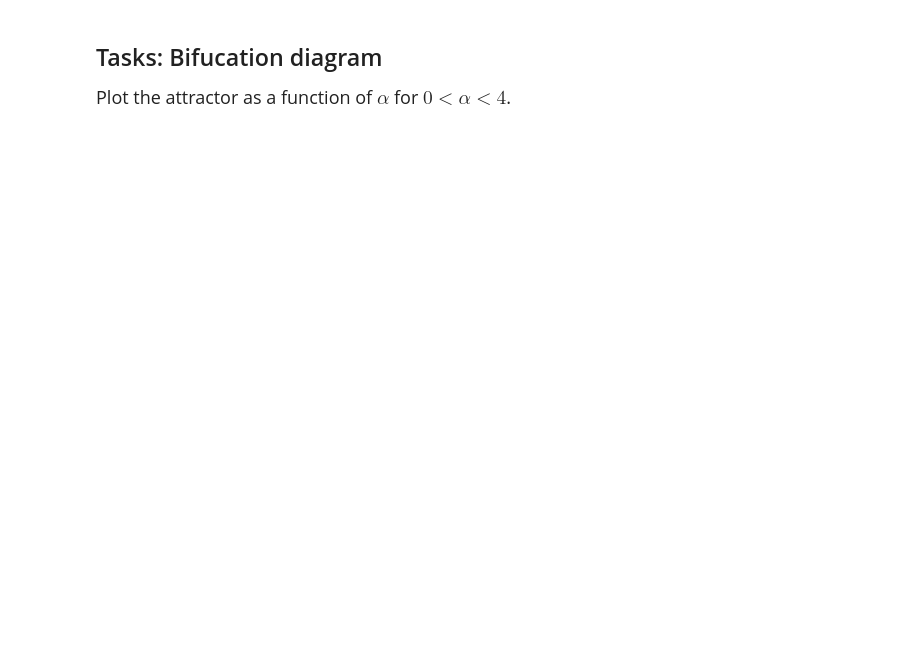
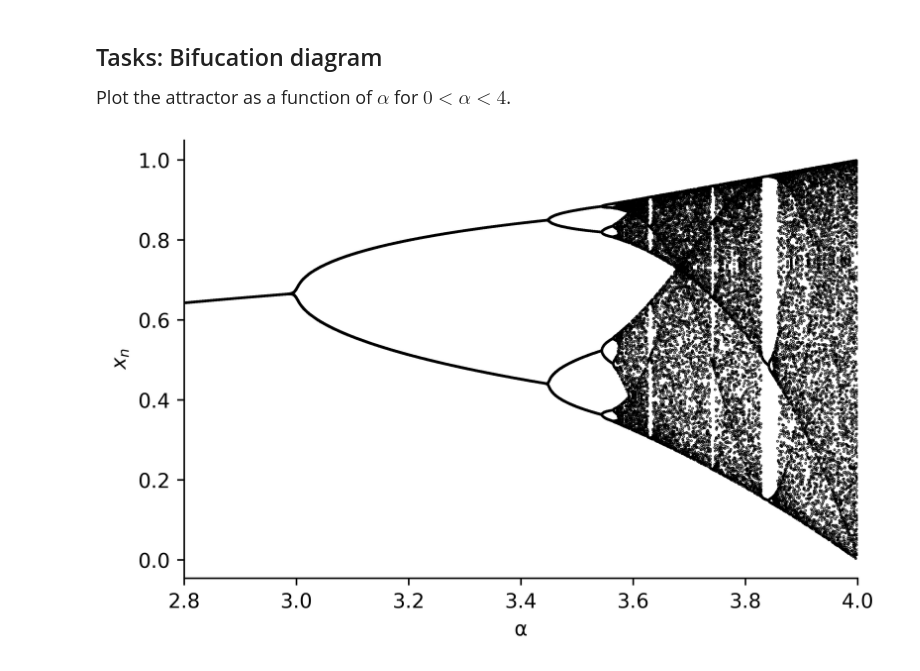
Before and after one commit to pcchen/Computation-in-Physics, a Jupyter notebook: 107022138/1025_Logistic_map.ipynb, the cells around one changed output. Saved outputs shown, nothing was run; the diff lists cells and outputs as text; code cells hidden in the pictures; blank space fills up the shorter version.

```diff
--- a/107022138/1025_Logistic_map.ipynb
+++ b/107022138/1025_Logistic_map.ipynb
@@ -58,3 +103,29 @@ On the same graph, plot $f$, the diagonal $y=x$, and the trajectory $\{x_0, x_0\
 <font size = 4>
 Plot the attractor as a function of $\alpha$ for $0 <\alpha <4$.
 </font>
+# %%
+N = 400  # N-N2 is step number before starting plot
+N1 = 2000  # N1 is the number of equal diversion point
+N2 = 30  # N2 is plot points
+x = np.zeros(N)
+α = np.linspace(2.8,4,N1)
+αp = np.zeros(N2*N1)
+
+plt.figure(dpi = 600)
+ax = plt.axes()
+
+for k in range(N2*N1):
+    αp[k] = α[int(k/N2)]
+
+for i in range(0,N1):
+    x[0] = 0.6
+    for j in range(0,N-1):
+        x[j+1] = α[i]*x[j]*(1-x[j])
+    plt.plot(αp[N2*i:N2*(i+1)],x[-N2:N],'k.',markersize = 0.6)
+plt.xlim([2.8,4.0])
+plt.xlabel('α')
+plt.ylabel(r'$x_n$')
+ax.spines['top'].set_visible(False)
+ax.spines['right'].set_visible(False)
+# %% [output]
+[figure, added]
```
Also changed, not shown: parts of 7 cells of this notebook.
